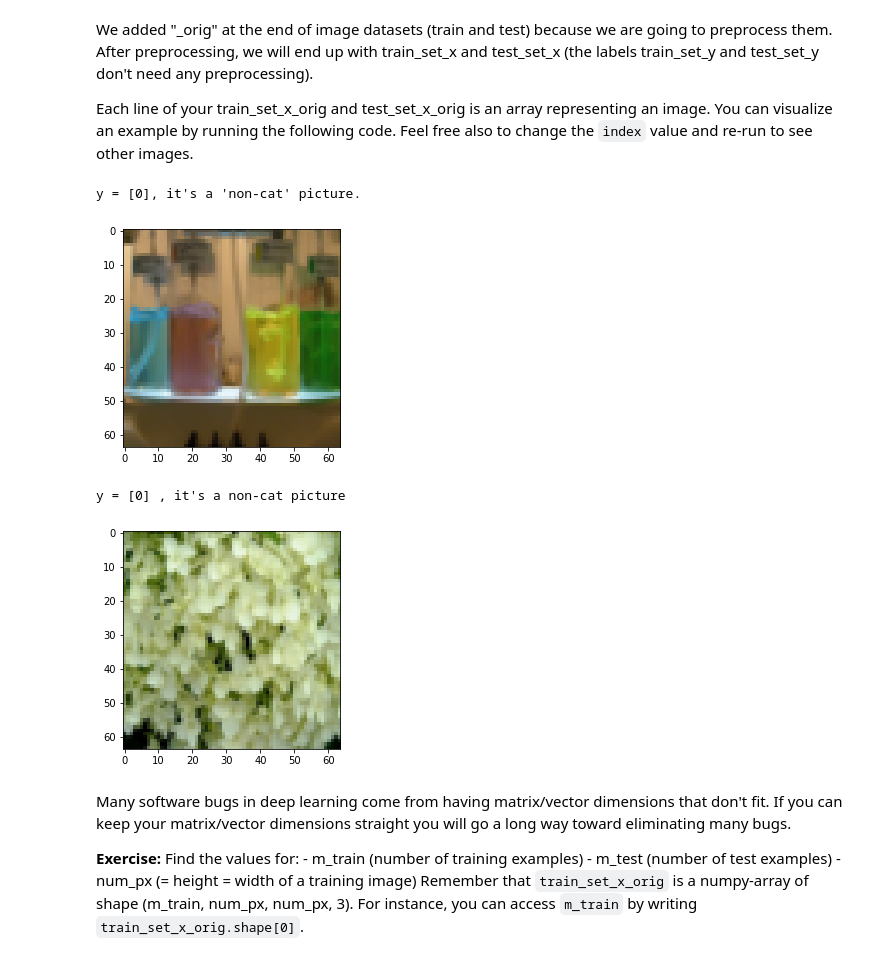
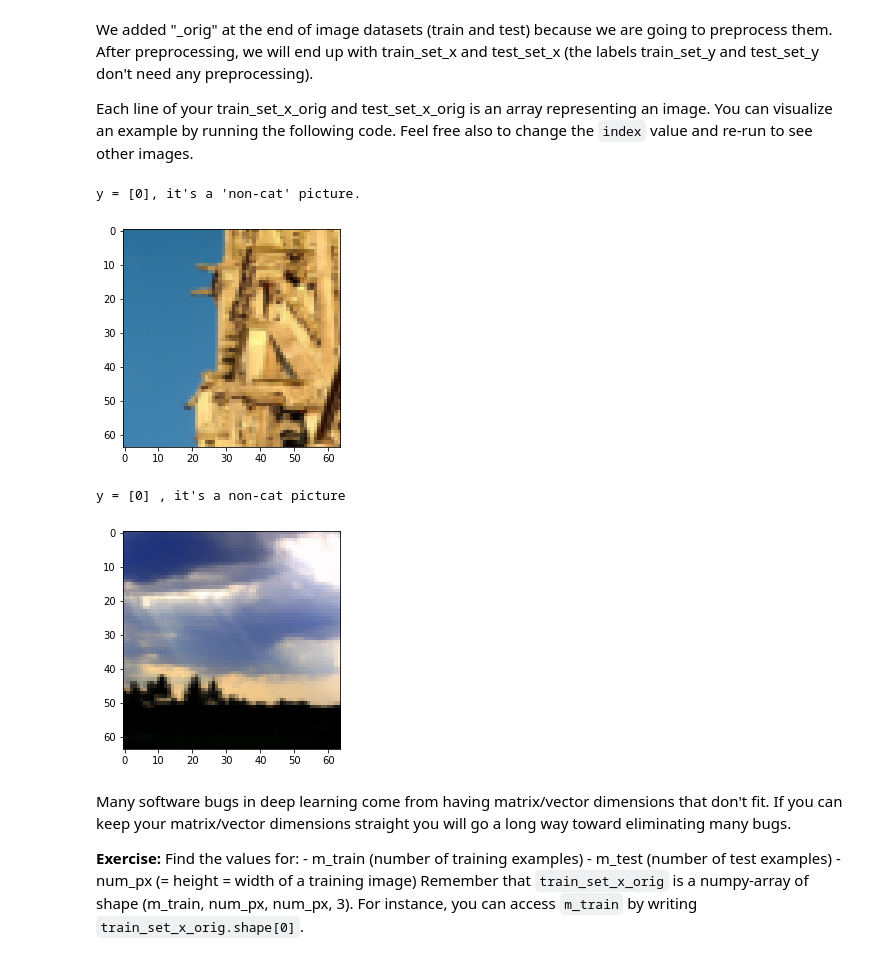
Before and after one commit to atpavan/coursera-dl-specialization, a Jupyter notebook: C1/week2/Logistic regression as nn/Logistic_Regression_with_a_Neural_Network_mindset_v6a.ipynb, the cells around one changed output. Drawn from its saved outputs; the diff is of its cells as text; code cells hidden in the pictures.

```diff
--- a/C1/week2/Logistic regression as nn/Logistic_Regression_with_a_Neural_Network_mindset_v6a.ipynb
+++ b/C1/week2/Logistic regression as nn/Logistic_Regression_with_a_Neural_Network_mindset_v6a.ipynb
@@ -82,12 +82,12 @@ We added "_orig" at the end of image datasets (train and test) because we are go
 Each line of your train_set_x_orig and test_set_x_orig is an array representing an image. You can visualize an example by running the following code. Feel free also to change the `index` value and re-run to see other images.
 # %%
 # Example of a picture
-index = 67
+index = 69
 plt.imshow(train_set_x_orig[index])
 print ("y = " + str(train_set_y[:, index]) + ", it's a '" + classes[np.squeeze(train_set_y[:, index])].decode("utf-8") +  "' picture.")
 # %% [output]
 y = [0], it's a 'non-cat' picture.
-[figure, old version]
+[figure, new version]
 # %%
 # Writing a small function so that we dont need to re-run the cell if we want to lookup for another image
 def show_pic(image_index):
@@ -97,10 +97,10 @@ def show_pic(image_index):
     class_name = classes[np.squeeze(y_label)].decode("utf-8")
     print(f"y = {y_label} , it's a {class_name} picture")
 # %%
-show_pic(98)
+show_pic(99)
 # %% [output]
 y = [0] , it's a non-cat picture
-[figure, old version]
+[figure, new version]
 # %% [markdown]
 Many software bugs in deep learning come from having matrix/vector dimensions that don't fit. If you can keep your matrix/vector dimensions straight you will go a long way toward eliminating many bugs.
 
```
Also changed, not shown: parts of 14 cells of this notebook.
